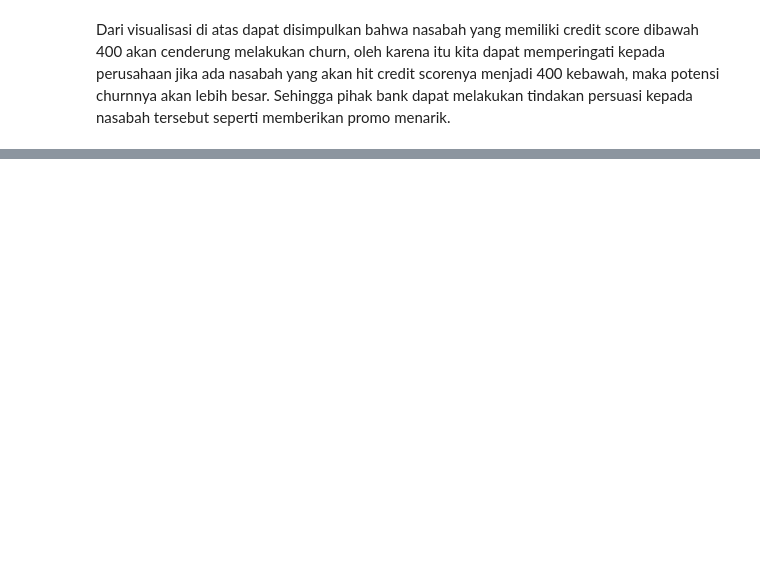
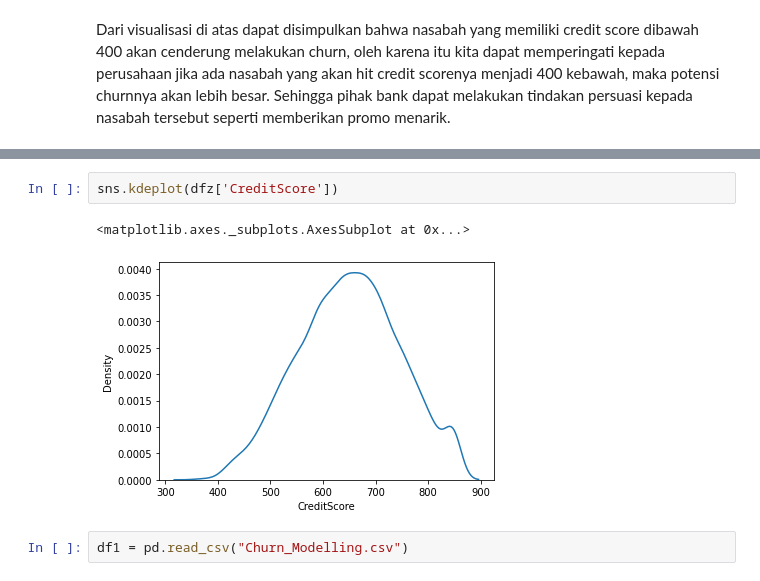
Before and after one commit to Fairas/Final-Project-Boba-Warriors, a Jupyter notebook: Final_Project_Boba_Warriors.ipynb, the cells around one changed output, grey strips where cells are left out. Cells and saved outputs as stored; diff of their text form; blank space fills up the shorter version.

```diff
--- a/Final_Project_Boba_Warriors.ipynb
+++ b/Final_Project_Boba_Warriors.ipynb
@@ -448,0 +526,7 @@ Dari visualisasi di atas dapat disimpulkan bahwa nasabah yang memiliki credit sc
+# %%
+sns.kdeplot(dfz['CreditScore'])
+# %% [output]
+<matplotlib.axes._subplots.AxesSubplot at 0x...>
+[figure, added]
+# %%
+df1 = pd.read_csv("Churn_Modelling.csv")
```
Also changed, not shown: parts of 65 cells of this notebook, 1 other file.
